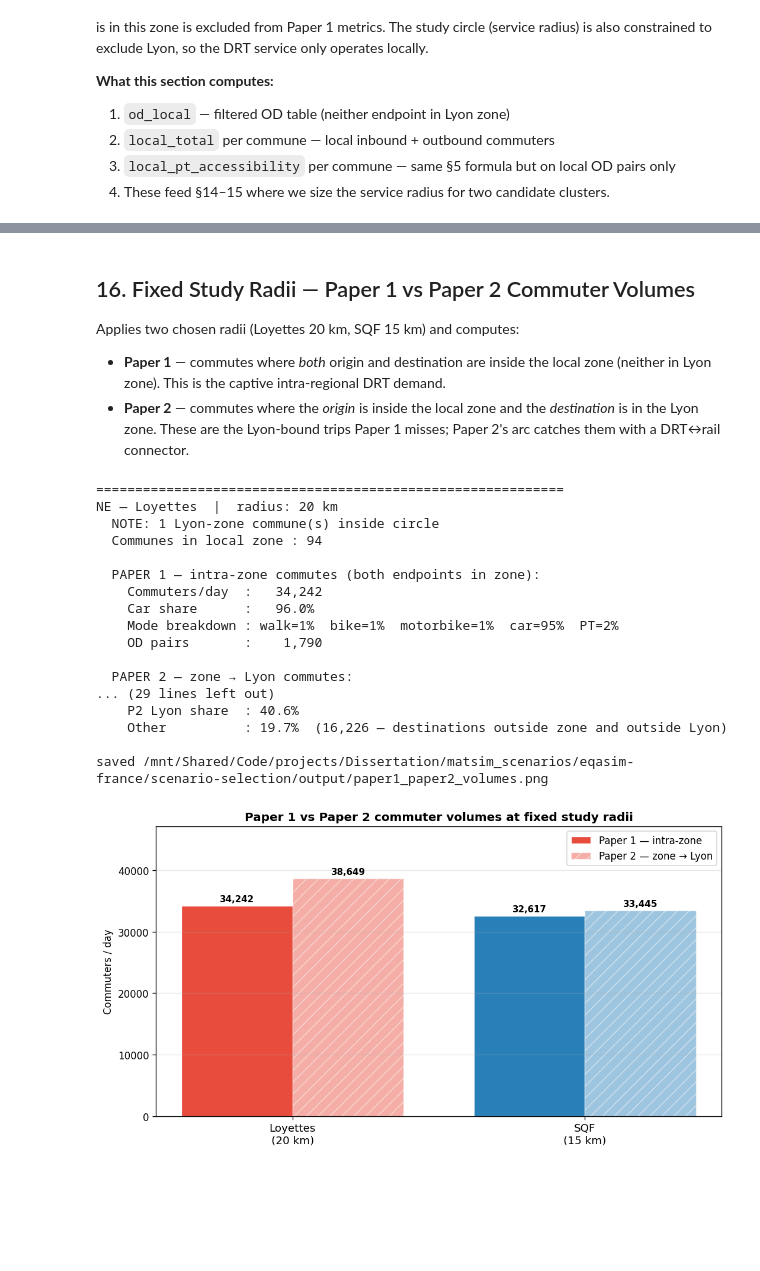
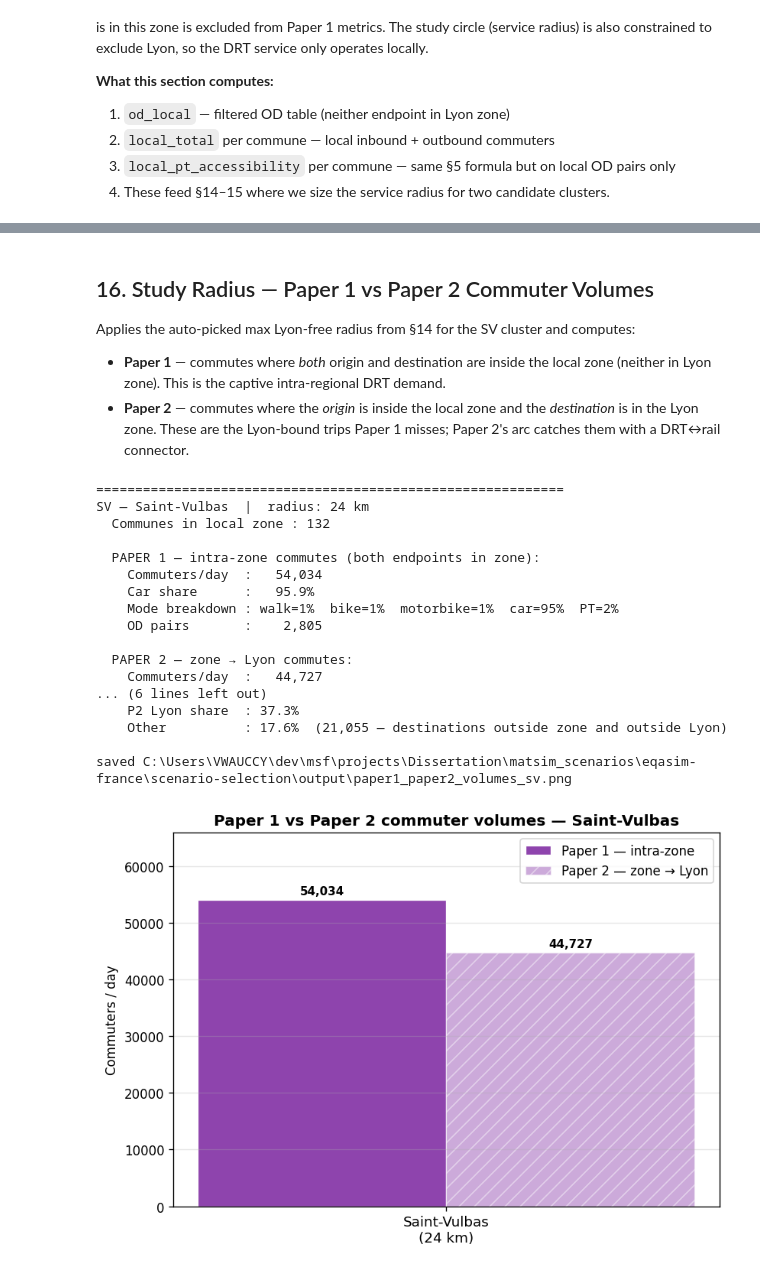
Before and after one commit to Chrigarr9/eqasim-france, a Jupyter notebook: scenario-selection/captivity_analysis.ipynb, the cells around one changed output, grey strips where cells are left out. Drawn from its saved outputs; the diff is of its cells as text; code cells hidden in the pictures; blank space fills up the shorter version.

```diff
--- a/scenario-selection/captivity_analysis.ipynb
+++ b/scenario-selection/captivity_analysis.ipynb
@@ -815,7 +622,7 @@ Two-axis non-dominated sort over communes in the half-hour drive band.
 Expected use: front-1 communes with high flow are candidate scenario cores. Multiple front-1 communes clustering on the map → candidate area for Paper 1 (rural DRT). Their commute flows into Lyon → Paper 2 (stop-based connector).
 # %%
 MIN_DIST_KM = 20.0   # exclude Lyon metro belt
-MAX_DIST_KM = 30.0   # ~half-hour drive
+MAX_DIST_KM = 40.0   # relaxed from 30 so Saint-Vulbas (32.6 km, Plaine de l'Ain industrial) + outer captive zones enter the scope
 MIN_FLOW    = 500    # drop tiny communes (avoid degenerate front-1 entries)
 
 
@@ -1129,14 +1039,9 @@ For each cluster we compute the **cluster centroid** (Lambert-93 centroid of the
 # %%
 CLUSTERS = {
-    "NE — Loyettes": {
-        "codes": ["01224", "01378", "01361"],
-        "color": "#e74c3c",
-        "label": "Loyettes / Ain-Rhône (NE)",
-    },
-    "SE — SQF": {
-        "codes": ["38449", "38475"],
-        "color": "#2980b9",
-        "label": "Saint-Quentin-Fallavier (SE)",
+    "SV — Saint-Vulbas": {
+        "codes": ["01390"],
+        "color": "#8e44ad",
+        "label": "Saint-Vulbas (Plaine de l'Ain, NE)",
     },
 }
 
@@ -1370,16 +1322,13 @@ NE — Loyettes  (Loyettes / Ain-Rhône (NE))
 # %% [markdown]
-## 16. Fixed Study Radii — Paper 1 vs Paper 2 Commuter Volumes
+## 16. Study Radius — Paper 1 vs Paper 2 Commuter Volumes
 
-Applies two chosen radii (Loyettes 20 km, SQF 15 km) and computes:
+Applies the auto-picked max Lyon-free radius from §14 for the SV cluster and computes:
 
 - **Paper 1** — commutes where *both* origin and destination are inside the local zone (neither in Lyon zone). This is the captive intra-regional DRT demand.
 - **Paper 2** — commutes where the *origin* is inside the local zone and the *destination* is in the Lyon zone. These are the Lyon-bound trips Paper 1 misses; Paper 2's arc catches them with a DRT↔rail connector.
 # %%
-# Fixed radii chosen after §14–15 sweep
-STUDY_RADII = {
-    "NE — Loyettes": 20,
-    "SE — SQF":      15,
-}
+# Auto-picked from §14: max Lyon-free radius per cluster
+STUDY_RADII = {name: int(info["max_free_radius"]) for name, info in cluster_info.items()}
 
 MODE_LABELS = {"m2": "walk", "m3": "bike", "m4": "motorbike", "m5": "car", "m6": "PT"}
 
@@ -1456,49 +1405,49 @@ labels = [f"{n.split('—')[1].strip()}\n({r} km)" for n, r in zip(df_s["cluster
 x = np.arange(len(df_s))
 width = 0.38
 
-fig, ax = plt.subplots(figsize=(9, 5))
+fig, ax = plt.subplots(figsize=(7, 5))
 bars1 = ax.bar(x - width/2, df_s["p1_commuters"], width, label="Paper 1 — intra-zone",
                color=colors, edgecolor="white", linewidth=0.8)
 bars2 = ax.bar(x + width/2, df_s["p2_commuters"], width, label="Paper 2 — zone → Lyon",
                color=colors, edgecolor="white", linewidth=0.8, alpha=0.45, hatch="//")
 
 for bars in (bars1, bars2):
     for bar in bars:
         h = bar.get_height()
         ax.text(bar.get_x() + bar.get_width()/2, h + df_s[["p1_commuters","p2_commuters"]].values.max()*0.01,
                 f"{h:,.0f}", ha="center", va="bottom", fontsize=9, fontweight="bold")
 
 ax.set_xticks(x)
 ax.set_xticklabels(labels, fontsize=11)
 ax.set_ylabel("Commuters / day")
-ax.set_title("Paper 1 vs Paper 2 commuter volumes at fixed study radii", fontsize=12, fontweight="bold")
+ax.set_title("Paper 1 vs Paper 2 commuter volumes — Saint-Vulbas", fontsize=12, fontweight="bold")
 ax.legend(loc="upper right")
 ax.grid(axis="y", alpha=0.3)
 ax.set_ylim(0, df_s[["p1_commuters","p2_commuters"]].values.max() * 1.22)
 fig.tight_layout()
-out_bar = HERE / "output" / "paper1_paper2_volumes.png"
+out_bar = HERE / "output" / "paper1_paper2_volumes_sv.png"
 fig.savefig(out_bar, dpi=150, bbox_inches="tight")
 print(f"\nsaved {out_bar}")
 plt.show()
 # %% [output]
 ============================================================
-NE — Loyettes  |  radius: 20 km
-  NOTE: 1 Lyon-zone commune(s) inside circle
-  Communes in local zone : 94
+SV — Saint-Vulbas  |  radius: 24 km
+  Communes in local zone : 132
 
   PAPER 1 — intra-zone commutes (both endpoints in zone):
-    Commuters/day  :   34,242
-    Car share      :   96.0%
+    Commuters/day  :   54,034
+    Car share      :   95.9%
     Mode breakdown : walk=1%  bike=1%  motorbike=1%  car=95%  PT=2%
-    OD pairs       :    1,790
+    OD pairs       :    2,805
 
   PAPER 2 — zone → Lyon commutes:
-... (29 lines left out)
-    P2 Lyon share  : 40.6%
-    Other          : 19.7%  (16,226 — destinations outside zone and outside Lyon)
+    Commuters/day  :   44,727
+... (6 lines left out)
+    P2 Lyon share  : 37.3%
+    Other          : 17.6%  (21,055 — destinations outside zone and outside Lyon)
 
-saved /mnt/Shared/Code/projects/Dissertation/matsim_scenarios/eqasim-france/scenario-selection/output/paper1_paper2_volumes.png
+saved C:\Users\VWAUCCY\dev\msf\projects\Dissertation\matsim_scenarios\eqasim-france\scenario-selection\output\paper1_paper2_volumes_sv.png
-[figure, old version]
+[figure, new version]
 # %% [markdown]
 ## 17. Commute Flow Map — Paper 1 (intra-zone) vs Paper 2 (→ Lyon)
 
```
Also changed, not shown: parts of 29 cells of this notebook, 2 other files.
